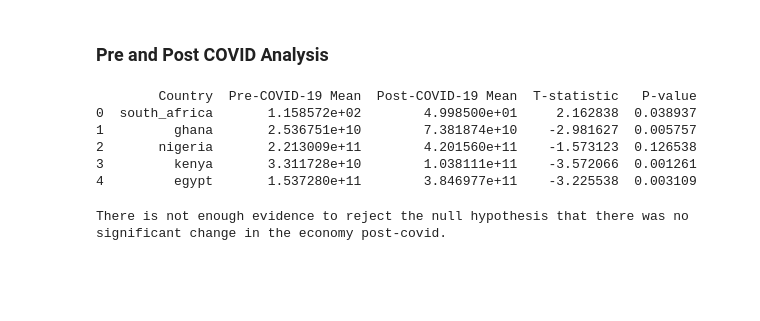
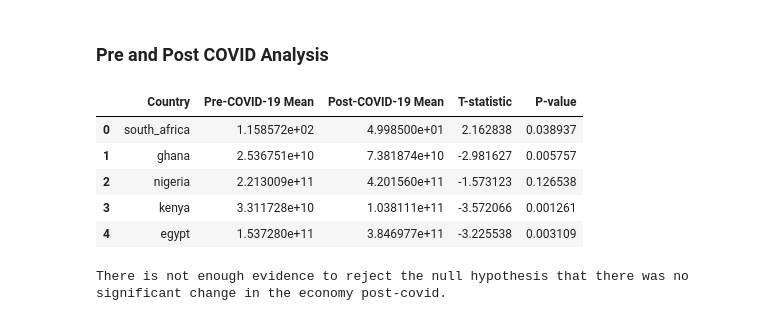
Before and after one commit to alidenewade/Econometrics-Analysis, a Jupyter notebook: report_template.ipynb, the cells around one changed output. Cells and saved outputs as stored; diff of their text form; code cells hidden in the pictures; blank space fills up the shorter version.

```diff
--- a/report_template.ipynb
+++ b/report_template.ipynb
@@ -349,38 +312,38 @@ Warnings:
 # %%
 from scipy.stats import ttest_ind
 
 # Read the data from the csv file
 data_comp = pd.read_csv('data_nat_gdp.csv')
 data_comp['date'] = pd.to_datetime(data_comp['date'], errors='coerce').dt.year
 
 # Define a column that indicates whether the data was collected pre- or post-COVID-19
 data_comp['period'] = np.where(data_comp['date'] < 2020, 0, 1)
 
 # Initialize an empty list to store rows
 rows = []
 
 # Loop over each column in the dataframe and calculate its mean for pre- and post-COVID-19 periods
 data_comp['date'] = data_comp['date'].astype(int, errors='ignore')
 for col in data_comp.columns[1:-1]:
     pre_covid_mean = data_comp.loc[data_comp['period'] == 0, col].mean()
     post_covid_mean = data_comp.loc[data_comp['period'] == 1, col].mean()
     t_statistic, p_value = ttest_ind(data_comp.loc[data_comp['period'] == 0, col], data_comp.loc[data_comp['period'] == 1, col])
     row = {"Country": col, "Pre-COVID-19 Mean": pre_covid_mean, "Post-COVID-19 Mean": post_covid_mean,
            "T-statistic": t_statistic, "P-value": p_value}
     rows.append(row)
 
 # Concatenate the list of rows into a DataFrame
 results_df = pd.DataFrame(rows)
 
 # Print the results dataframe
-print(results_df)
+pd.DataFrame(results_df)
 # %% [output]
-        Country  Pre-COVID-19 Mean  Post-COVID-19 Mean  T-statistic   P-value
-0  south_africa       1.158572e+02        4.998500e+01     2.162838  0.038937
-1         ghana       2.536751e+10        7.381874e+10    -2.981627  0.005757
-2       nigeria       2.213009e+11        4.201560e+11    -1.573123  0.126538
-3         kenya       3.311728e+10        1.038111e+11    -3.572066  0.001261
-4         egypt       1.537280e+11        3.846977e+11    -3.225538  0.003109
+|  | Country | Pre-COVID-19 Mean | Post-COVID-19 Mean | T-statistic | P-value |
+| 0 | south_africa | 1.158572e+02 | 4.998500e+01 | 2.162838 | 0.038937 |
+| 1 | ghana | 2.536751e+10 | 7.381874e+10 | -2.981627 | 0.005757 |
+| 2 | nigeria | 2.213009e+11 | 4.201560e+11 | -1.573123 | 0.126538 |
+| 3 | kenya | 3.311728e+10 | 1.038111e+11 | -3.572066 | 0.001261 |
+| 4 | egypt | 1.537280e+11 | 3.846977e+11 | -3.225538 | 0.003109 |
 # %%
 from scipy.stats import ttest_rel
 
```
Also changed, not shown: parts of 5 cells of this notebook, 4 other files.
